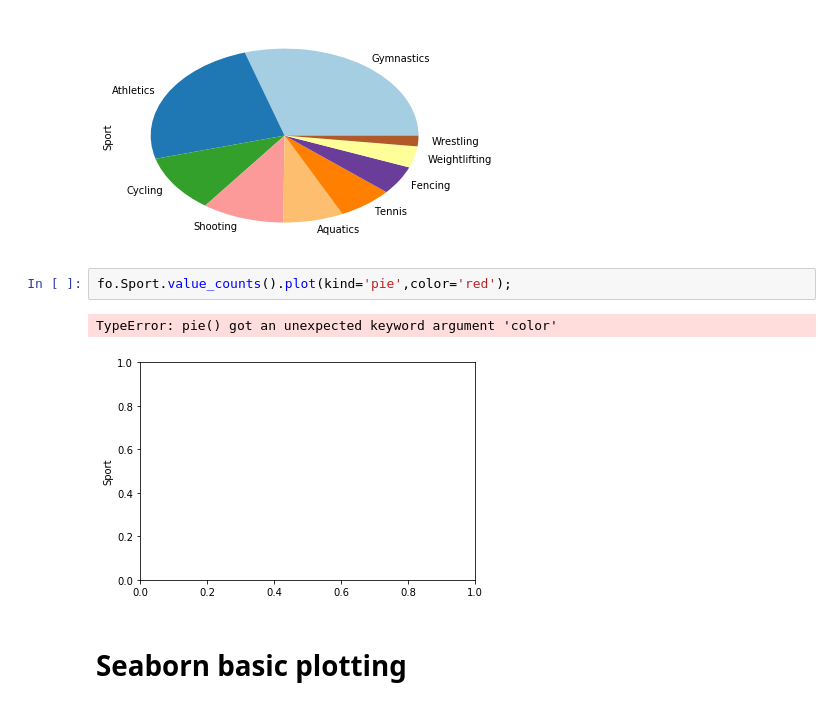
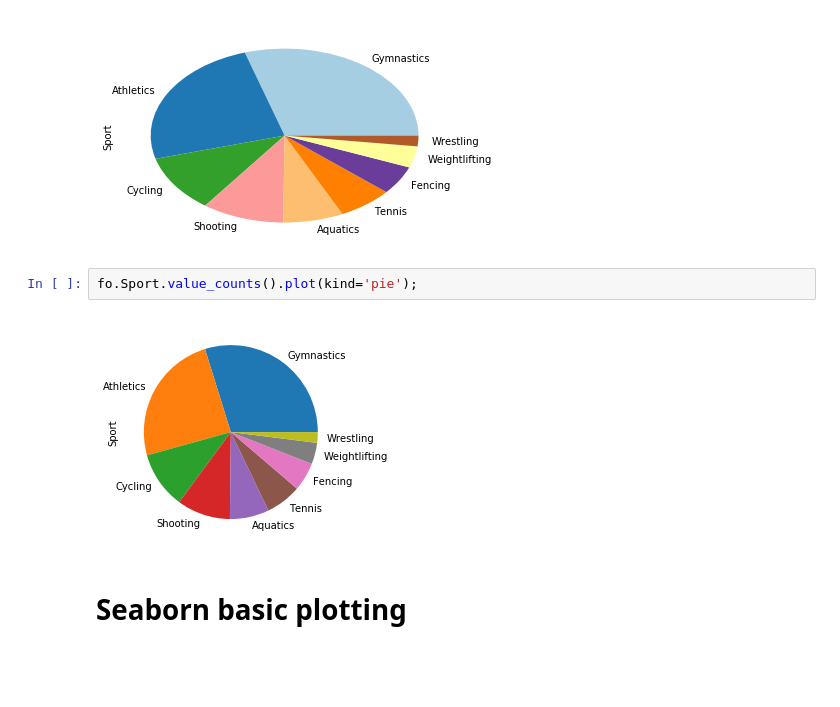
Before and after one commit to cidones/pandas-training, a Jupyter notebook: Ch05/Ch05 Basic plotting.ipynb, the cells around one changed output. Cells and saved outputs as stored; diff of their text form; blank space fills up the shorter version.

Commit message:
seaborn plot

```diff
--- a/Ch05/Ch05 Basic plotting.ipynb
+++ b/Ch05/Ch05 Basic plotting.ipynb
@@ -82,10 +82,9 @@ fo.Sport.value_counts().plot(kind='pie',colormap='Paired');
 # %% [output]
 [figure]
 # %%
-fo.Sport.value_counts().plot(kind='pie',color='red');
+fo.Sport.value_counts().plot(kind='pie');
 # %% [output]
-TypeError: pie() got an unexpected keyword argument 'color'
-[figure, old version]
+[figure, new version]
 # %% [markdown]
 # Seaborn basic plotting
 # %%
```
Also changed, not shown: 2 other files.
